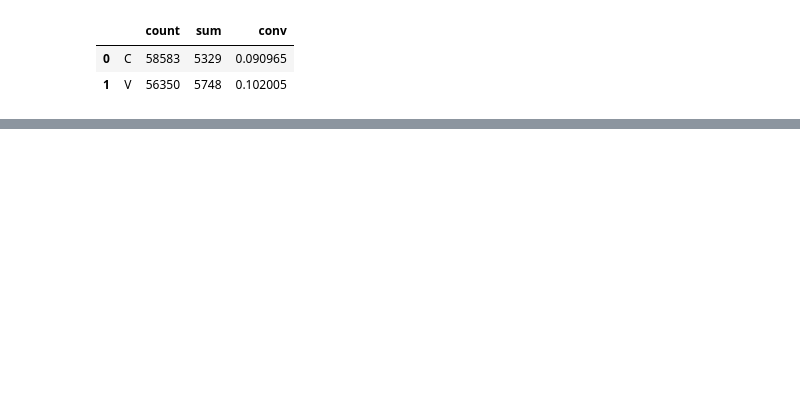
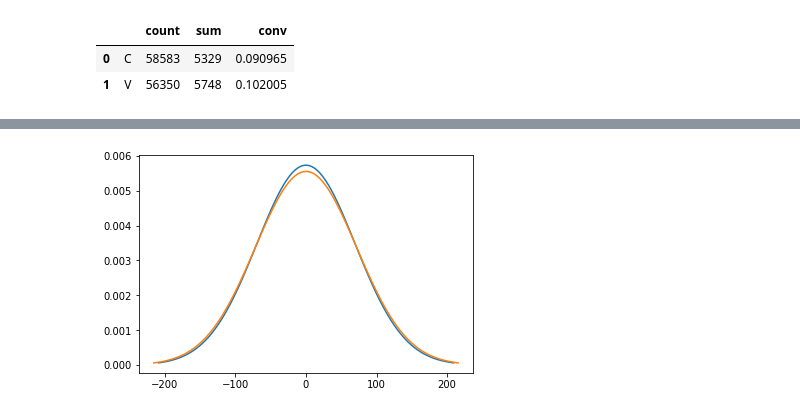
Before and after one commit to gokhankesler/med-app-a-b-testing, a Jupyter notebook: notebooks/4.0-gk-analysis_of_results.ipynb, the cells around one changed output, grey strips where cells are left out. Cells and saved outputs as stored; diff of their text form; code cells hidden in the pictures; blank space fills up the shorter version.

```diff
--- a/notebooks/4.0-gk-analysis_of_results.ipynb
+++ b/notebooks/4.0-gk-analysis_of_results.ipynb
@@ -62,4 +52,9 @@ test_result_group.head()
 |  |  | count | sum | conv |
 | 0 | C | 58583 | 5329 | 0.090965 |
 | 1 | V | 56350 | 5748 | 0.102005 |
+# %%
+p1, p2 = test_result_group['conv']
+m, n = test_result_group['count']
+q1 = (1-p1)
+q2 = (1-p2)
 # %%
@@ -89,0 +75,21 @@ get_pvalue(p1,p2,m,n)
+# %%
+cont_conv = p1
+cont_var = p1 * q1 * m
+
+test_conv = p2
+test_var = p2 * q2 * n
+# %%
+# Compute the standard deviations
+control_sd = cont_var**0.5
+test_sd = test_var**0.5
+
+# Create the range of x values
+control_line = np.linspace(cont_conv - 3 * control_sd, cont_conv + 3 * control_sd, 100)
+test_line = np.linspace(test_conv - 3 * test_sd ,test_conv +  3 * test_sd, 100)
+
+# Plot the distribution
+plt.plot(control_line, norm.pdf(control_line, cont_conv, control_sd))
+plt.plot(test_line, norm.pdf(test_line, test_conv, test_sd))
+plt.show()
+# %% [output]
+[figure, added]
```
Also changed, not shown: parts of 5 cells of this notebook.
